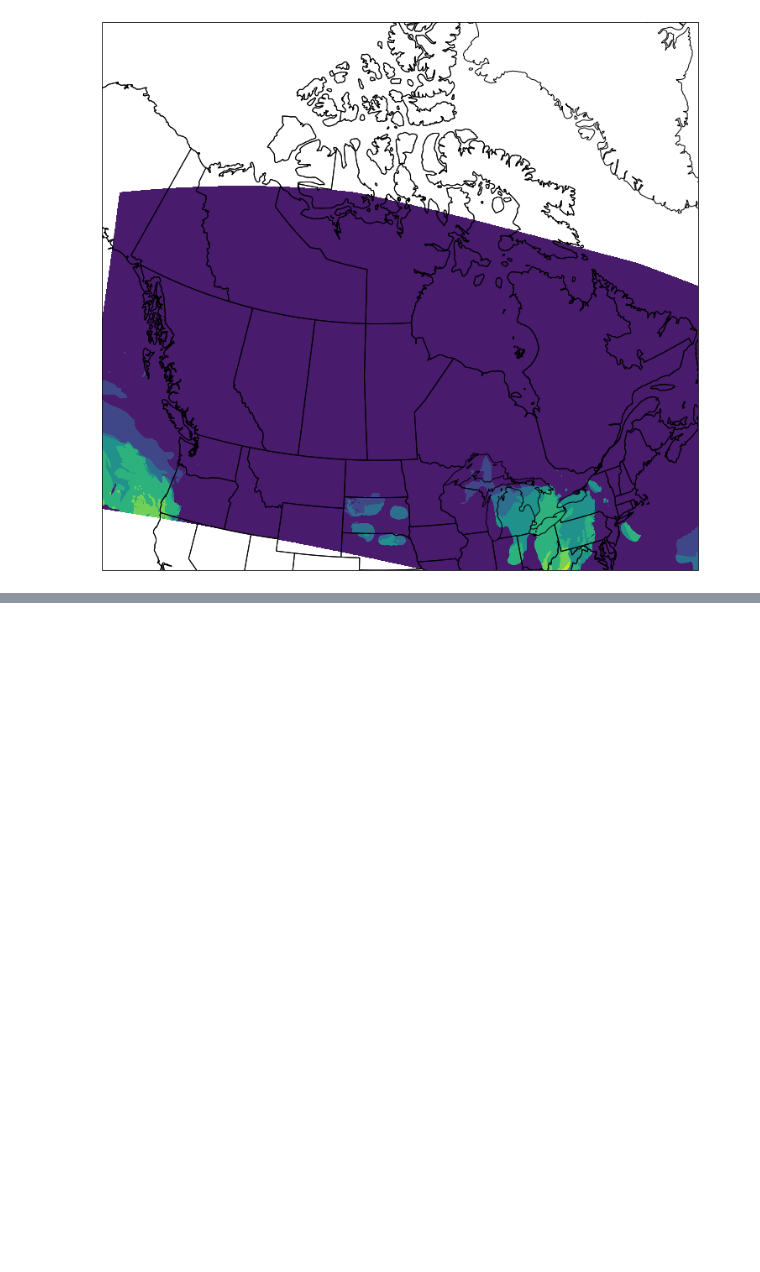
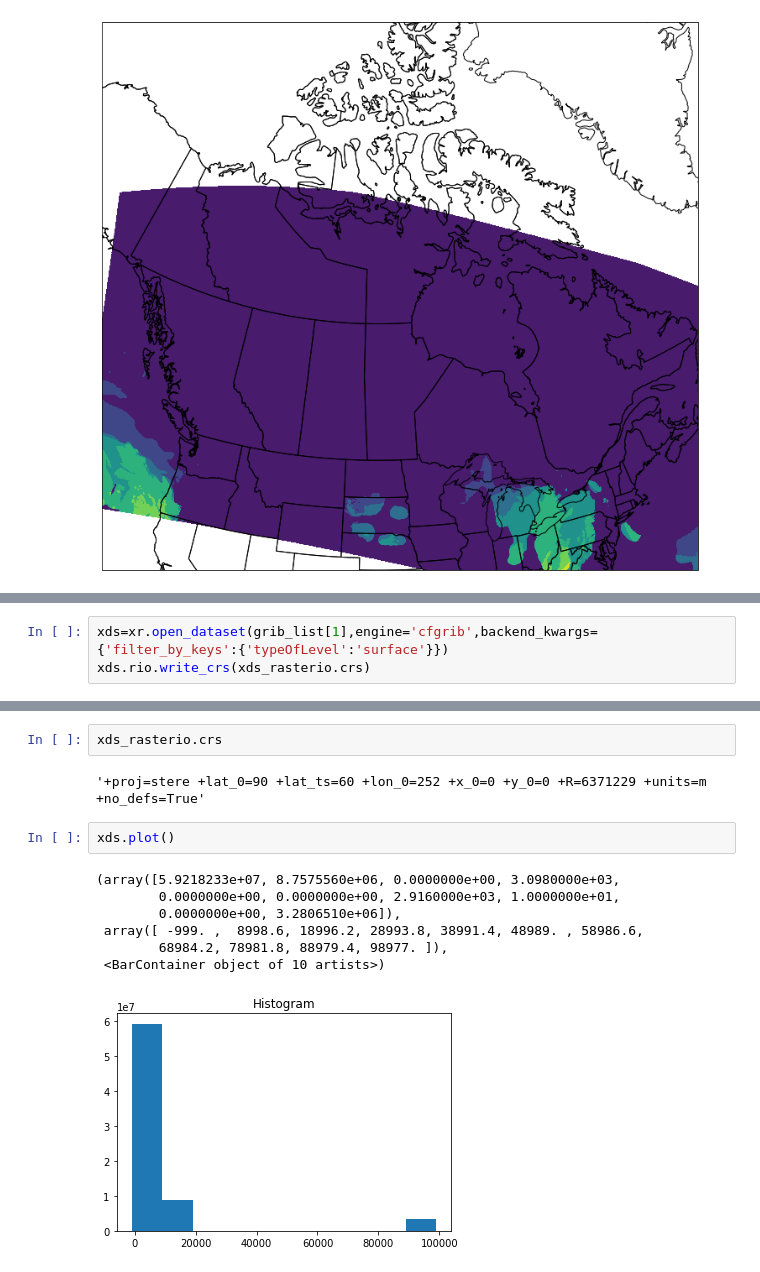
Before and after one commit to tito-am/cmc, a Jupyter notebook: Tests avec Pygrib et RDPS.ipynb, the cells around one changed output, grey strips where cells are left out. Drawn from its saved outputs; the diff is of its cells as text; blank space fills up the shorter version.

Commit message:
Update Tests avec Pygrib et RDPS.ipynb
Découverte de l'outil rasterio pour pouvoir définir la projection.

```diff
--- a/Tests avec Pygrib et RDPS.ipynb
+++ b/Tests avec Pygrib et RDPS.ipynb
@@ -91,0 +94,3 @@ ax.contourf(lons,lats,grb.values,transform=data_crs)
+# %%
+xds=xr.open_dataset(grib_list[1],engine='cfgrib',backend_kwargs={'filter_by_keys':{'typeOfLevel':'surface'}})
+xds.rio.write_crs(xds_rasterio.crs)
@@ -91,0 +163,14 @@ ax.contourf(lons,lats,grb.values,transform=data_crs)
+# %%
+xds_rasterio.crs
+# %% [output]
+'+proj=stere +lat_0=90 +lat_ts=60 +lon_0=252 +x_0=0 +y_0=0 +R=6371229 +units=m +no_defs=True'
+# %%
+xds.plot()
+# %% [output]
+(array([5.9218233e+07, 8.7575560e+06, 0.0000000e+00, 3.0980000e+03,
+        0.0000000e+00, 0.0000000e+00, 2.9160000e+03, 1.0000000e+01,
+        0.0000000e+00, 3.2806510e+06]),
+ array([ -999. ,  8998.6, 18996.2, 28993.8, 38991.4, 48989. , 58986.6,
+        68984.2, 78981.8, 88979.4, 98977. ]),
+ <BarContainer object of 10 artists>)
+[figure, added]
```
Also changed, not shown: parts of 10 cells of this notebook.
